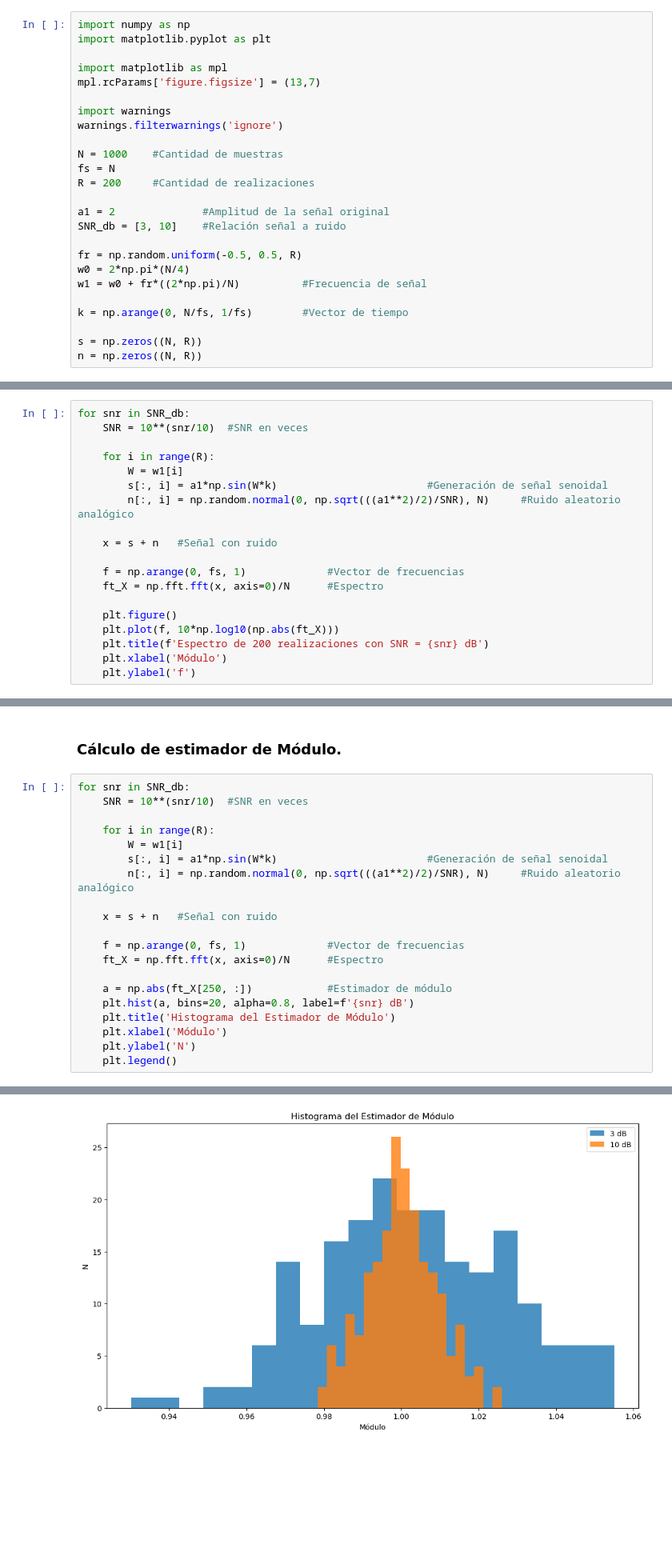
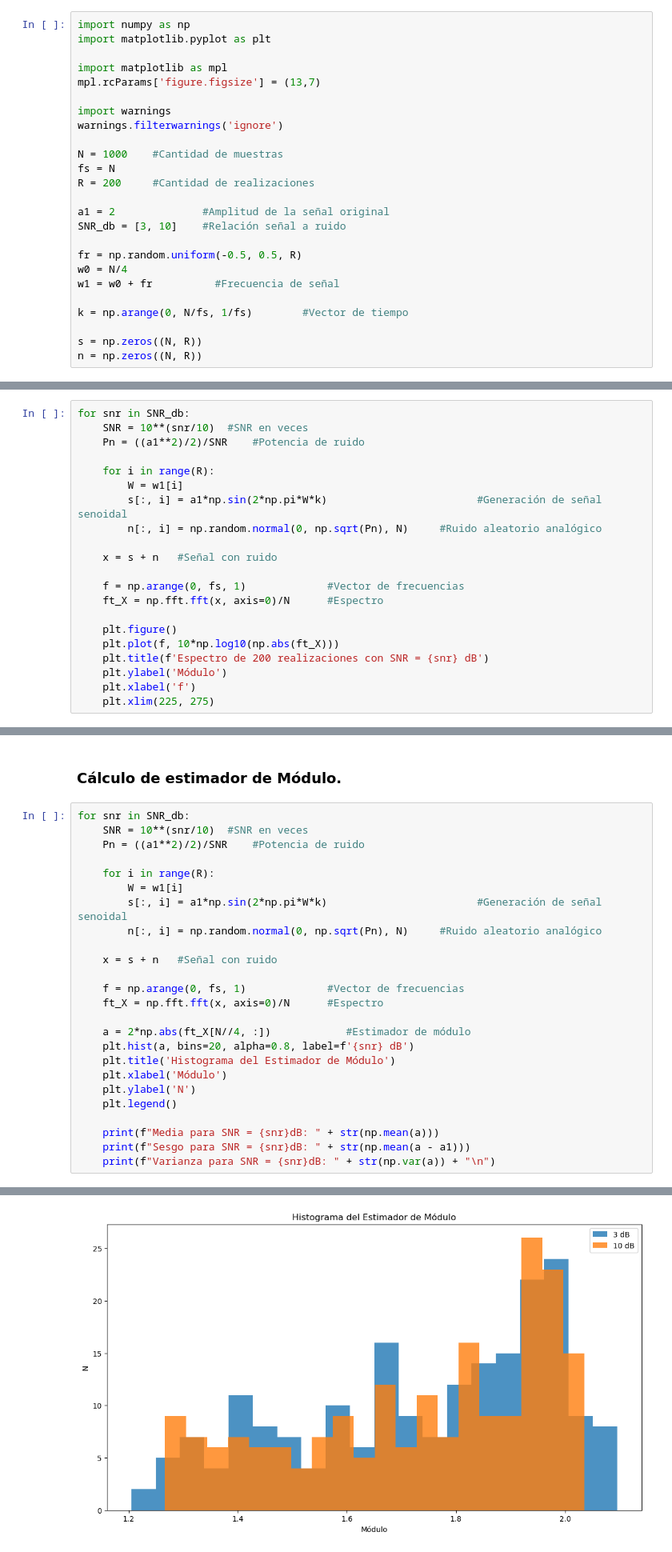
Before and after one commit to esilvaUTN/PDS, a Jupyter notebook: ts/TS5/ts5_Spectral_Estimation.ipynb, the cells around one changed output, grey strips where cells are left out. Shown at 80% size. Drawn from its saved outputs; the diff is of its cells as text; blank space fills up the shorter version.

```diff
--- a/ts/TS5/ts5_Spectral_Estimation.ipynb
+++ b/ts/TS5/ts5_Spectral_Estimation.ipynb
@@ -24,8 +24,8 @@ a1 = 2              #Amplitud de la señal original
 SNR_db = [3, 10]    #Relación señal a ruido
 
 fr = np.random.uniform(-0.5, 0.5, R)
-w0 = 2*np.pi*(N/4)
-w1 = w0 + fr*((2*np.pi)/N)          #Frecuencia de señal
+w0 = N/4
+w1 = w0 + fr          #Frecuencia de señal
 
 k = np.arange(0, N/fs, 1/fs)        #Vector de tiempo
 
@@ -36,11 +36,12 @@ n = np.zeros((N, R))
 # %%
 for snr in SNR_db:
     SNR = 10**(snr/10)  #SNR en veces
+    Pn = ((a1**2)/2)/SNR    #Potencia de ruido
 
     for i in range(R):
         W = w1[i]
-        s[:, i] = a1*np.sin(W*k)                        #Generación de señal senoidal
-        n[:, i] = np.random.normal(0, np.sqrt(((a1**2)/2)/SNR), N)     #Ruido aleatorio analógico
+        s[:, i] = a1*np.sin(2*np.pi*W*k)                        #Generación de señal senoidal
+        n[:, i] = np.random.normal(0, np.sqrt(Pn), N)     #Ruido aleatorio analógico
 
     x = s + n   #Señal con ruido
 
@@ -50,6 +51,7 @@ for snr in SNR_db:
     plt.figure()
     plt.plot(f, 10*np.log10(np.abs(ft_X)))
     plt.title(f'Espectro de 200 realizaciones con SNR = {snr} dB')
-    plt.xlabel('Módulo')
-    plt.ylabel('f')
+    plt.ylabel('Módulo')
+    plt.xlabel('f')
+    plt.xlim(225, 275)
 # %% [output]
@@ -60,21 +62,26 @@ for snr in SNR_db:
 # %%
 for snr in SNR_db:
     SNR = 10**(snr/10)  #SNR en veces
+    Pn = ((a1**2)/2)/SNR    #Potencia de ruido
 
     for i in range(R):
         W = w1[i]
-        s[:, i] = a1*np.sin(W*k)                        #Generación de señal senoidal
-        n[:, i] = np.random.normal(0, np.sqrt(((a1**2)/2)/SNR), N)     #Ruido aleatorio analógico
+        s[:, i] = a1*np.sin(2*np.pi*W*k)                        #Generación de señal senoidal
+        n[:, i] = np.random.normal(0, np.sqrt(Pn), N)     #Ruido aleatorio analógico
 
     x = s + n   #Señal con ruido
 
     f = np.arange(0, fs, 1)             #Vector de frecuencias
     ft_X = np.fft.fft(x, axis=0)/N      #Espectro
 
-    a = np.abs(ft_X[250, :])            #Estimador de módulo
+    a = 2*np.abs(ft_X[N//4, :])            #Estimador de módulo
     plt.hist(a, bins=20, alpha=0.8, label=f'{snr} dB')
     plt.title('Histograma del Estimador de Módulo')
     plt.xlabel('Módulo')
     plt.ylabel('N')
     plt.legend()
+
+    print(f"Media para SNR = {snr}dB: " + str(np.mean(a)))
+    print(f"Sesgo para SNR = {snr}dB: " + str(np.mean(a - a1)))
+    print(f"Varianza para SNR = {snr}dB: " + str(np.var(a)) + "\n")
 # %% [output]
@@ -81,2 +95,2 @@ for snr in SNR_db:
-[figure, old version]
+[figure, new version]
 # %% [markdown]
```
Also changed, not shown: parts of 5 cells of this notebook, 2 other files.
